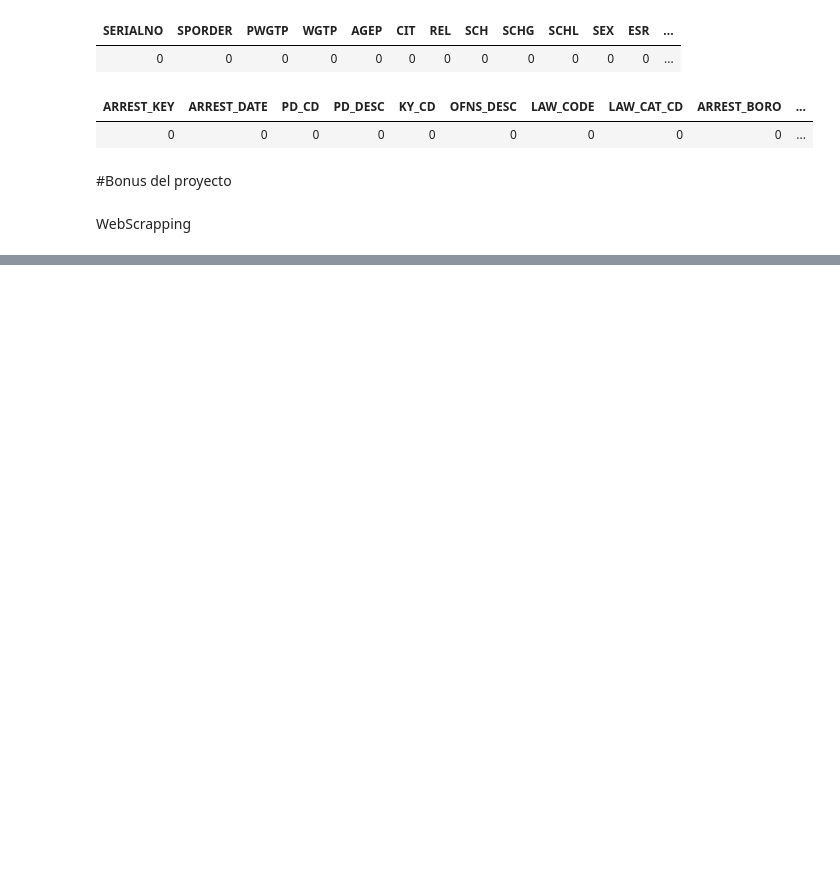
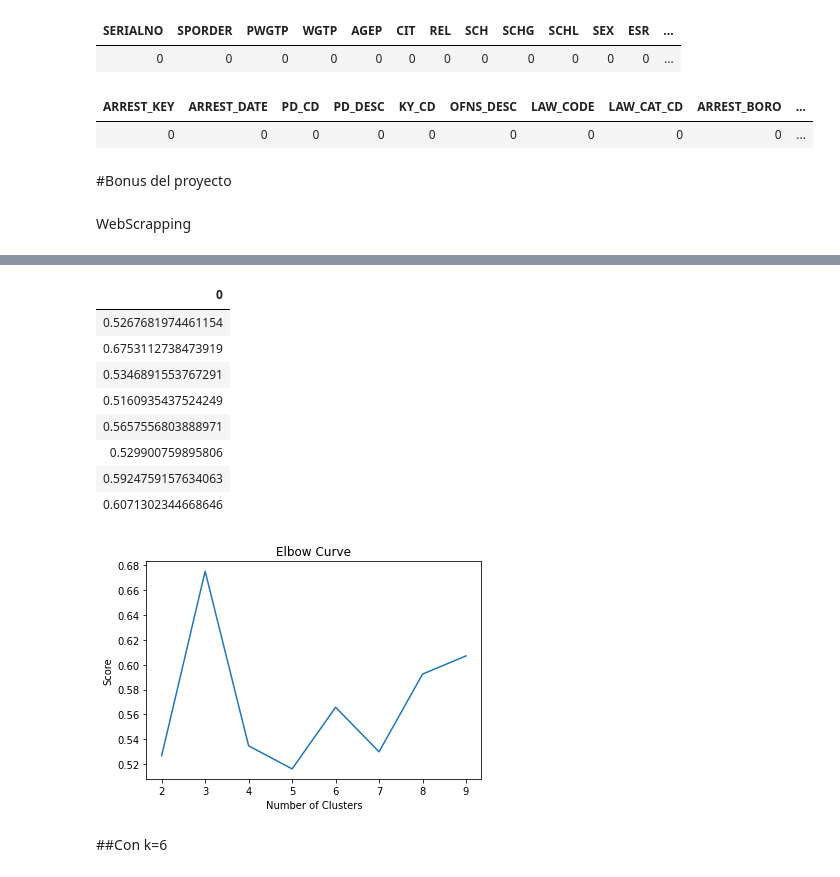
Before and after one commit to Wilermo/ProyectoProcesamientoDeDatos, a Jupyter notebook: Procesamiento pd.ipynb, the cells around one changed output, grey strips where cells are left out. Drawn from its saved outputs; the diff is of its cells as text; code cells hidden in the pictures; blank space fills up the shorter version.

```diff
--- a/Procesamiento pd.ipynb
+++ b/Procesamiento pd.ipynb
@@ -332,0 +475,4 @@ print(response)
+# %%
+evaluator = ClusteringEvaluator()
+silhouette = evaluator.evaluate(predictions)
+print("Silhouette with squared euclidean distance = " + str(silhouette))
@@ -332,0 +501,39 @@ print(response)
+# %%
+import numpy as np
+import pandas as pd
+silho = np.zeros(10)
+
+for k in range(2,10):
+    kmeans = KMeans().setK(k).setSeed(1).setFeaturesCol('features')
+    model = kmeans.fit(dfArrestsAssemble)
+    predictions = model.transform(dfArrestsAssemble)
+    evaluator = ClusteringEvaluator()
+    silhouette = evaluator.evaluate(predictions)
+    silho[k]=silhouette
+
+# Plot the cost
+df_silho = pd.DataFrame(silho[2:])
+display(df_silho)
+df_silho.columns = ["silho"]
+new_col = [2,3,4,5,6,7,8, 9]
+df_silho.insert(0, 'cluster', new_col)
+
+import pylab as pl
+pl.plot(df_silho.cluster, df_silho.silho)
+pl.xlabel('Number of Clusters')
+pl.ylabel('Score')
+pl.title('Elbow Curve')
+pl.show()
+# %% [output]
+| 0 |
+| 0.5267681974461154 |
+| 0.6753112738473919 |
+| 0.5346891553767291 |
+| 0.5160935437524249 |
+| 0.5657556803888971 |
+| 0.529900759895806 |
+| 0.5924759157634063 |
+| 0.6071302344668646 |
+[figure, added]
+# %% [markdown]
+##Con k=6
```
Also changed, not shown: parts of 27 cells of this notebook.
